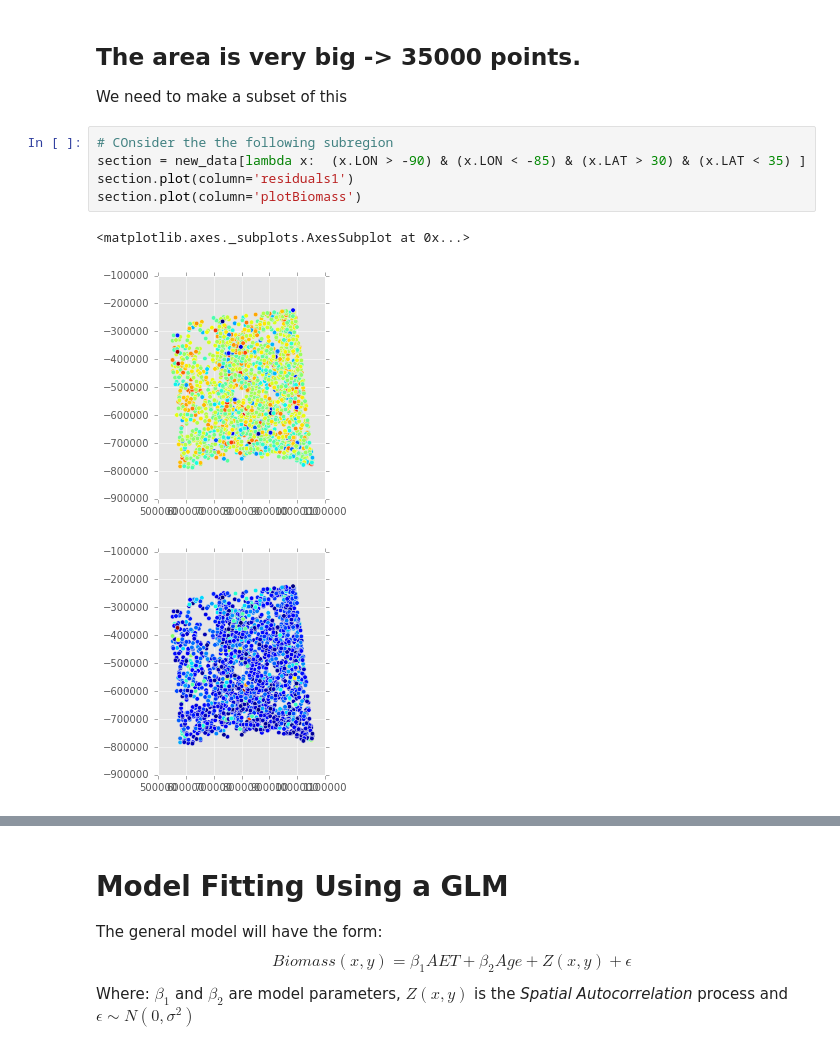
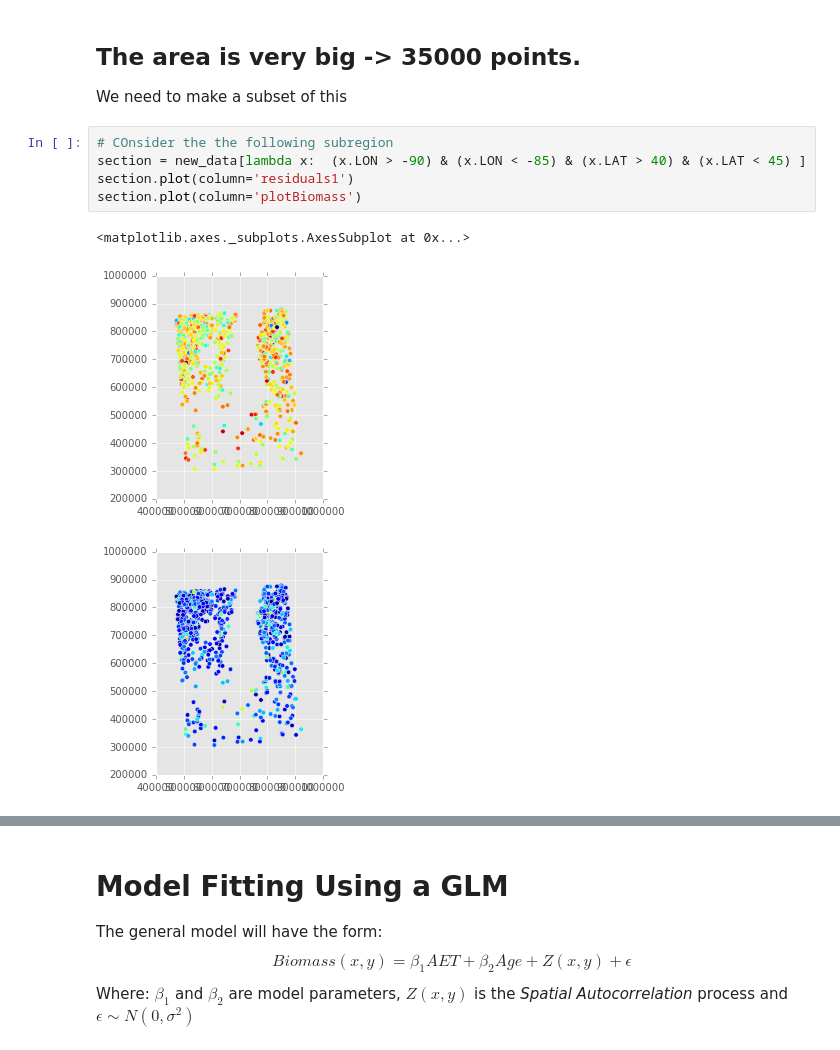
Before and after one commit to molgor/spystats, a Jupyter notebook: notebooks/log_spatial_autocorrelation_with_trend.ipynb, the cells around one changed output, grey strips where cells are left out. Drawn from its saved outputs; the diff is of its cells as text.

```diff
--- a/notebooks/log_spatial_autocorrelation_with_trend.ipynb
+++ b/notebooks/log_spatial_autocorrelation_with_trend.ipynb
@@ -95,13 +95,13 @@ new_data['residuals1'] = results.resid
 We need to make a subset of this
 # %%
 # COnsider the the following subregion
-section = new_data[lambda x:  (x.LON > -90) & (x.LON < -85) & (x.LAT > 30) & (x.LAT < 35) ]
+section = new_data[lambda x:  (x.LON > -90) & (x.LON < -85) & (x.LAT > 40) & (x.LAT < 45) ]
 section.plot(column='residuals1')
 section.plot(column='plotBiomass')
 # %% [output]
 <matplotlib.axes._subplots.AxesSubplot at 0x...>
-[figure, old version]
+[figure, new version]
-[figure, old version]
+[figure, new version]
 # %%
 vg = tools.Variogram(section,'residuals1')
 #vg.calculate_empirical(n_bins=50)
```
Also changed, not shown: parts of 8 cells of this notebook, 6 other files.
